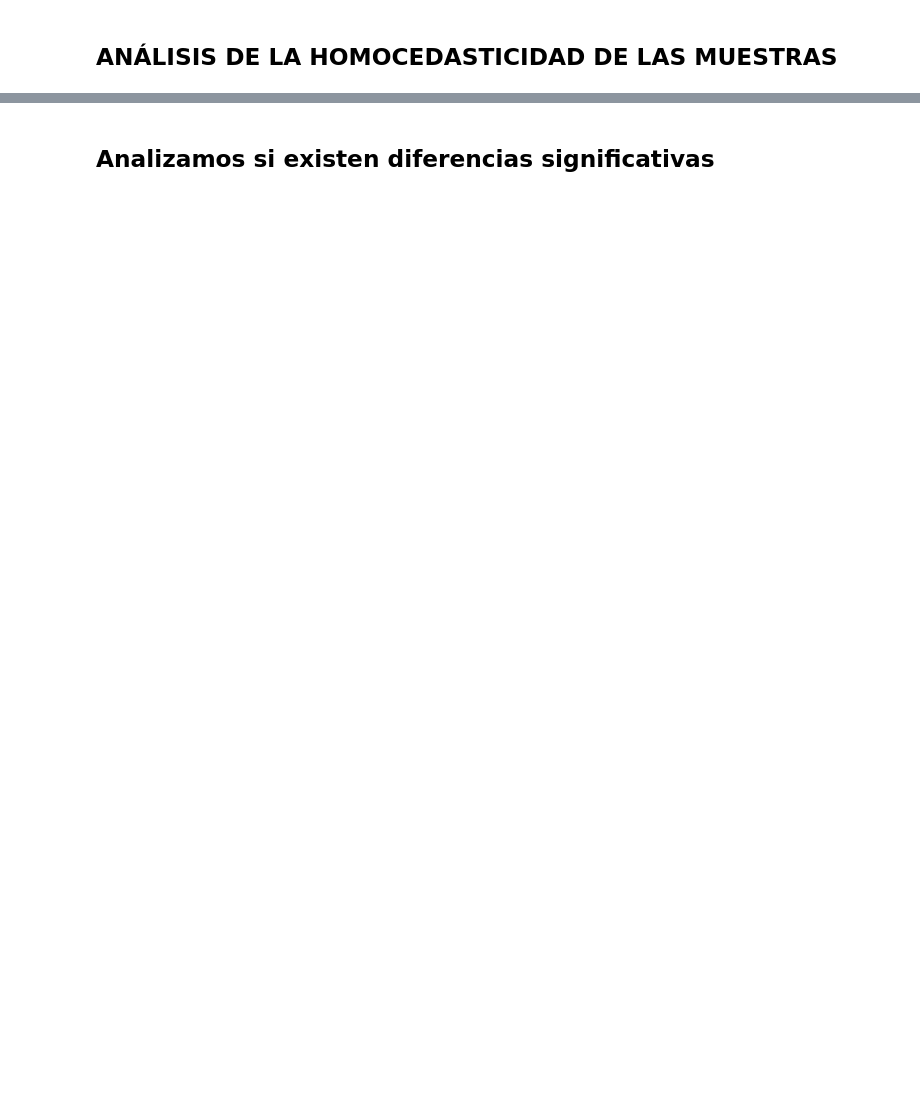
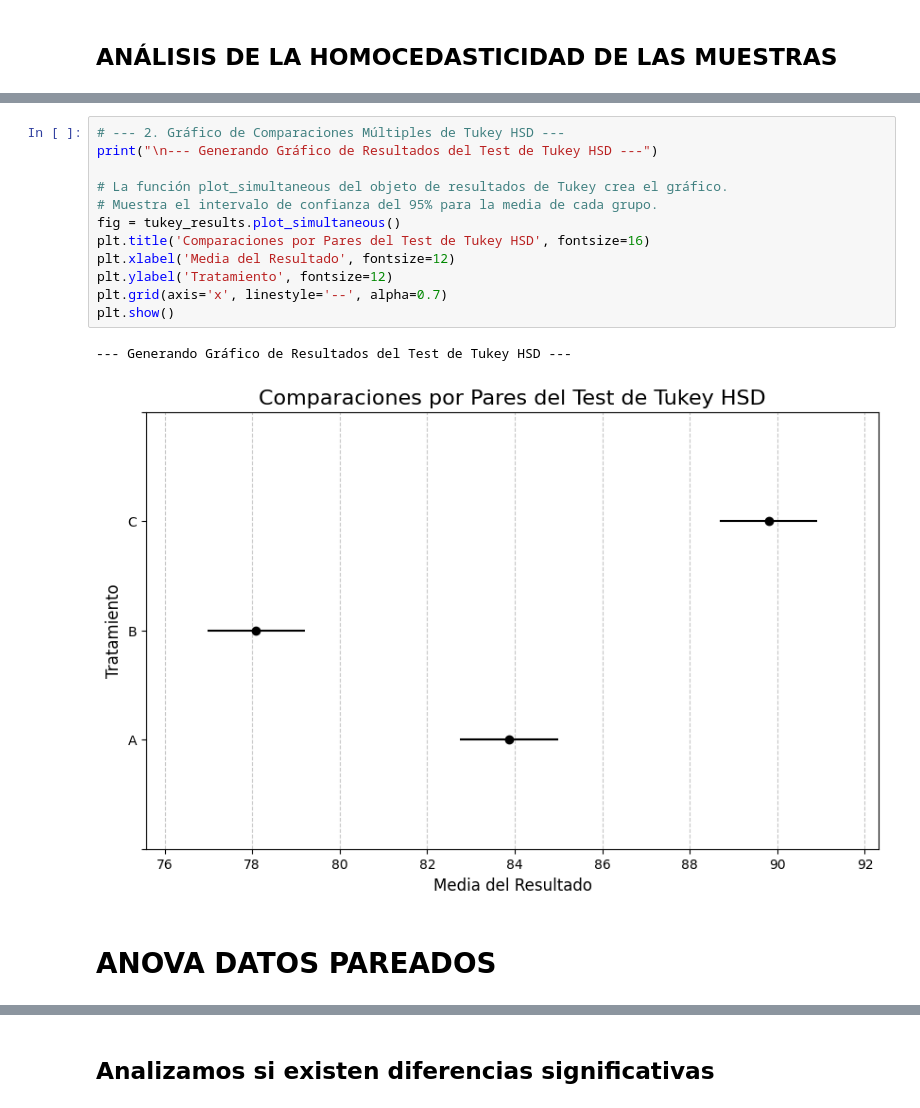
Before and after one commit to mlacasa/EstadisticaQ2, a Jupyter notebook: Anova.ipynb, the cells around one changed output, grey strips where cells are left out. Saved outputs shown, nothing was run; the diff lists cells and outputs as text; blank space fills up the shorter version.

```diff
--- a/Anova.ipynb
+++ b/Anova.ipynb
@@ -597,3 +313,20 @@ Los resultados del ANOVA de datos pareados indican si hay diferencias significat
+# %%
+# --- 2. Gráfico de Comparaciones Múltiples de Tukey HSD ---
+print("\n--- Generando Gráfico de Resultados del Test de Tukey HSD ---")
+
+# La función plot_simultaneous del objeto de resultados de Tukey crea el gráfico.
+# Muestra el intervalo de confianza del 95% para la media de cada grupo.
+fig = tukey_results.plot_simultaneous()
+plt.title('Comparaciones por Pares del Test de Tukey HSD', fontsize=16)
+plt.xlabel('Media del Resultado', fontsize=12)
+plt.ylabel('Tratamiento', fontsize=12)
+plt.grid(axis='x', linestyle='--', alpha=0.7)
+plt.show()
+# %% [output]
+--- Generando Gráfico de Resultados del Test de Tukey HSD ---
+[figure, added]
+# %% [markdown]
+# ANOVA DATOS PAREADOS
 # %%
 # Definir número de pacientes por grupo
 num_pacientes_por_grupo = 50
```
Also changed, not shown: parts of 46 cells of this notebook.
